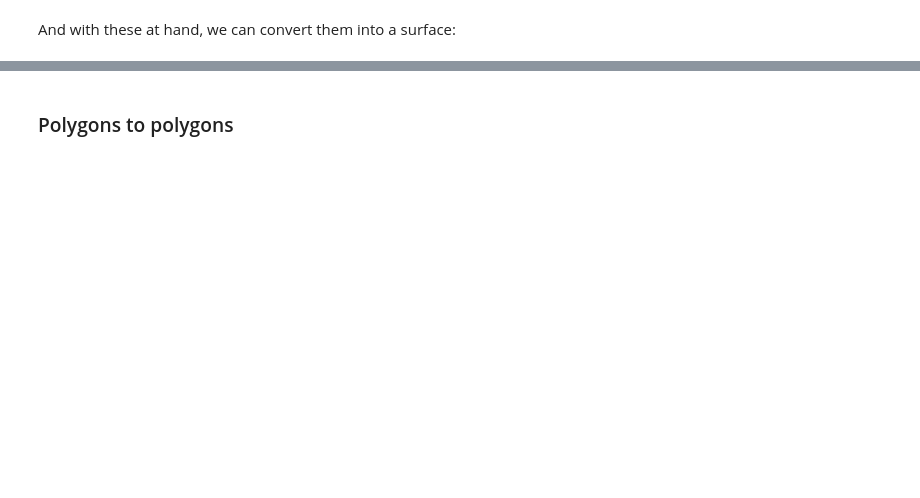
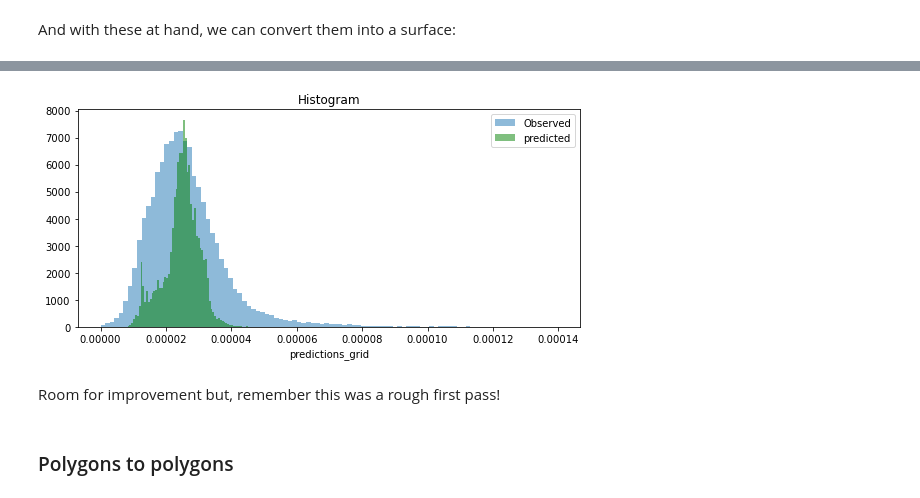
Before and after one commit to darribas/gds4ae, a Jupyter notebook: content/notebooks/04-Spatial_feature_eng_i.ipynb, the cells around one changed output, grey strips where cells are left out. Saved outputs shown, nothing was run; the diff lists cells and outputs as text; code cells hidden in the pictures; blank space fills up the shorter version.

```diff
--- a/content/notebooks/04-Spatial_feature_eng_i.ipynb
+++ b/content/notebooks/04-Spatial_feature_eng_i.ipynb
@@ -450,2 +478,18 @@ plt.show()
+# %%
+f, ax = plt.subplots(1, figsize=(9, 4))
+tgt_pollution.where(
+    tgt_pollution>0
+).plot.hist(
+    bins=100, alpha=0.5, ax=ax, label="Observed"
+)
+predictions_surface.plot.hist(
+    bins=100, alpha=0.5, ax=ax, color="g", label="predicted"
+)
+plt.legend()
+plt.show()
+# %% [output]
+[figure, added]
+# %% [markdown]
+Room for improvement but, remember this was a rough first pass!
 # %% [markdown]
 ### Polygons to polygons
```
Also changed, not shown: parts of 21 cells of this notebook.
